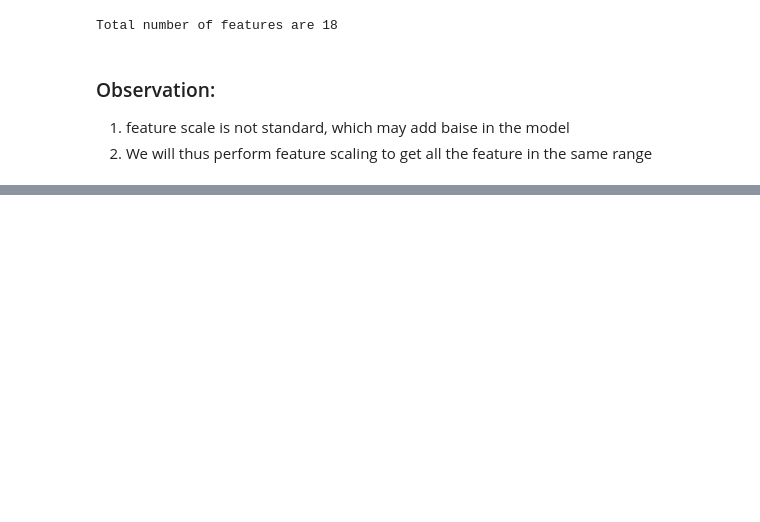
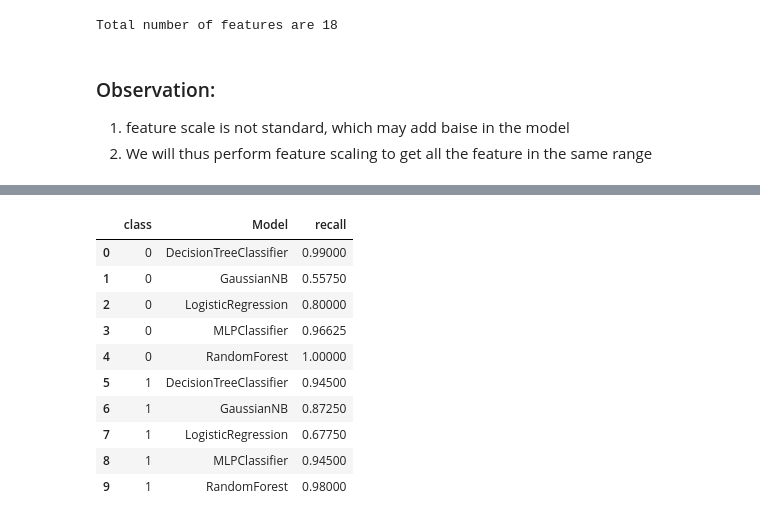
Before and after one commit to pramodnagare/Applied-Learning, a Jupyter notebook: Employee Retention Tool Kit/ToolKit.ipynb, the cells around one changed output, grey strips where cells are left out. Cells and saved outputs as stored; diff of their text form; code cells hidden in the pictures; blank space fills up the shorter version.

```diff
--- a/Employee Retention Tool Kit/ToolKit.ipynb
+++ b/Employee Retention Tool Kit/ToolKit.ipynb
@@ -502,0 +591,17 @@ data_2 = data_new[['satisfaction_level', 'last_evaluation', 'number_project',
+# %%
+recall_analysis = models_summary_2.groupby(['class', 'Model']).agg({'recall':"mean"})
+recall_analysis.reset_index(inplace=True)
+# %%
+recall_analysis
+# %% [output]
+|  | class | Model | recall |
+| 0 | 0 | DecisionTreeClassifier | 0.99000 |
+| 1 | 0 | GaussianNB | 0.55750 |
+| 2 | 0 | LogisticRegression | 0.80000 |
+| 3 | 0 | MLPClassifier | 0.96625 |
+| 4 | 0 | RandomForest | 1.00000 |
+| 5 | 1 | DecisionTreeClassifier | 0.94500 |
+| 6 | 1 | GaussianNB | 0.87250 |
+| 7 | 1 | LogisticRegression | 0.67750 |
+| 8 | 1 | MLPClassifier | 0.94500 |
+| 9 | 1 | RandomForest | 0.98000 |
```
Also changed, not shown: parts of 18 cells of this notebook, 2 other files.
